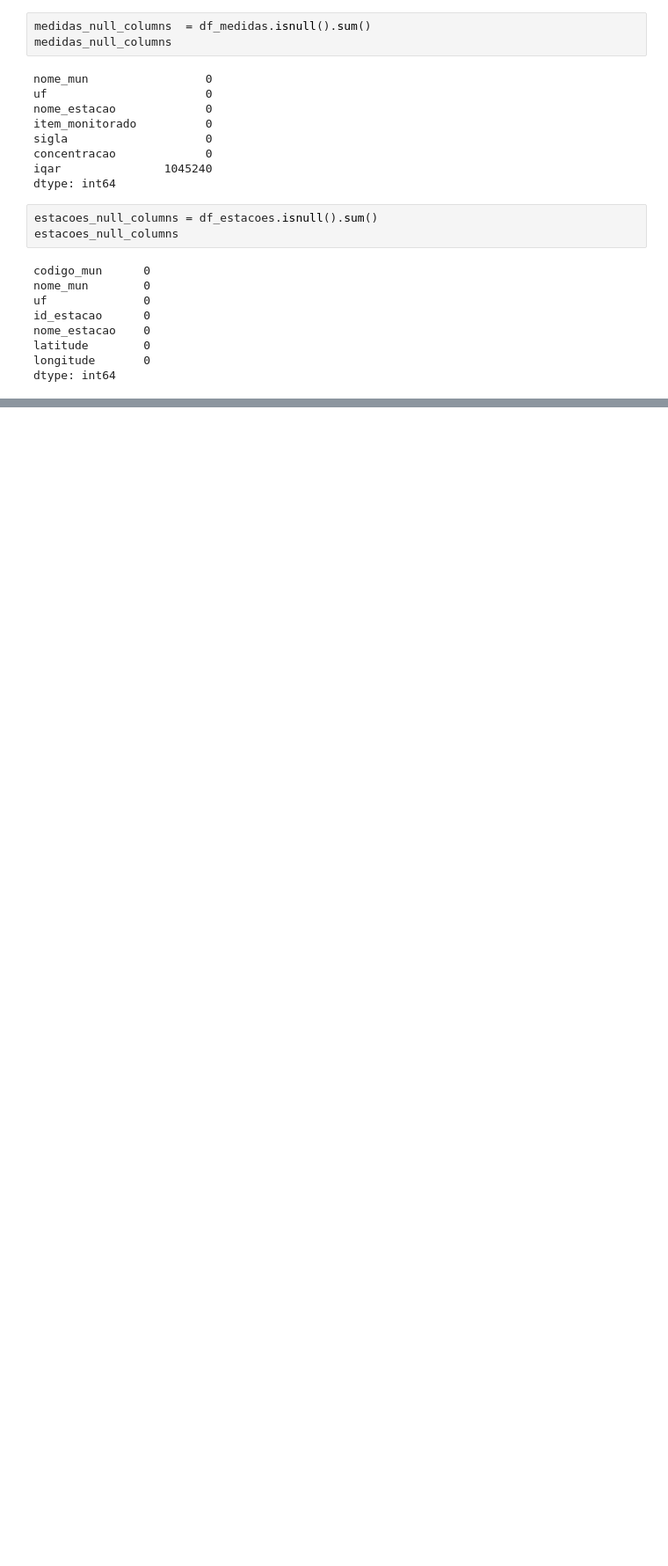
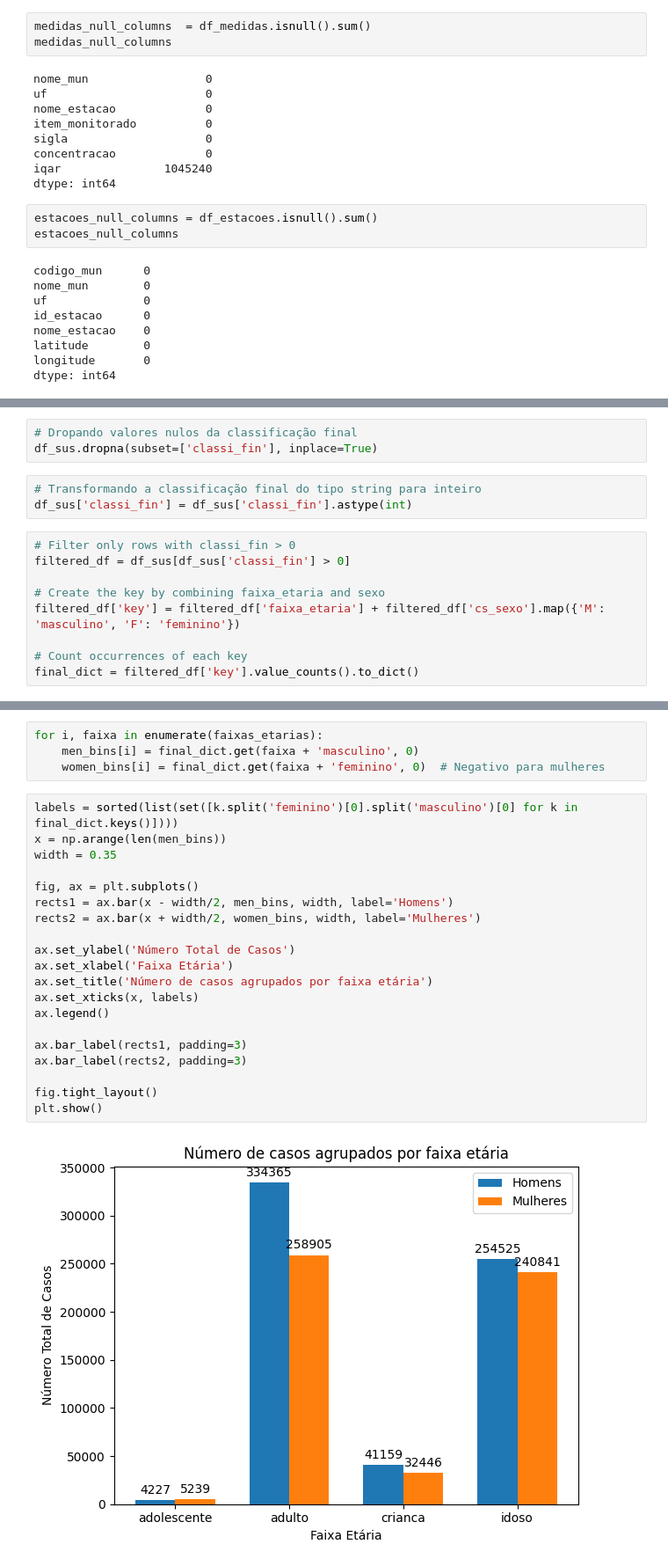
Before and after one commit to guifaraco/analytics-air-quality, a Jupyter notebook: notebooks/00_exemplo.ipynb, the cells around one changed output, grey strips where cells are left out. Shown at 88% size. Saved outputs shown, nothing was run; the diff lists cells and outputs as text; blank space fills up the shorter version.

Commit message:
Gráfico de barras: análise por faixa etária

```diff
--- a/notebooks/00_exemplo.ipynb
+++ b/notebooks/00_exemplo.ipynb
@@ -162,0 +213,15 @@ print(f"AQI para PM2.5: {iqar_pm25}")
+# %%
+# Dropando valores nulos da classificação final
+df_sus.dropna(subset=['classi_fin'], inplace=True)
+# %%
+# Transformando a classificação final do tipo string para inteiro
+df_sus['classi_fin'] = df_sus['classi_fin'].astype(int)
+# %%
+# Filter only rows with classi_fin > 0
+filtered_df = df_sus[df_sus['classi_fin'] > 0]
+
+# Create the key by combining faixa_etaria and sexo
+filtered_df['key'] = filtered_df['faixa_etaria'] + filtered_df['cs_sexo'].map({'M': 'masculino', 'F': 'feminino'})
+
+# Count occurrences of each key
+final_dict = filtered_df['key'].value_counts().to_dict()
@@ -162,0 +291,26 @@ print(f"AQI para PM2.5: {iqar_pm25}")
+# %%
+for i, faixa in enumerate(faixas_etarias):
+    men_bins[i] = final_dict.get(faixa + 'masculino', 0)
+    women_bins[i] = final_dict.get(faixa + 'feminino', 0)  # Negativo para mulheres
+# %%
+labels = sorted(list(set([k.split('feminino')[0].split('masculino')[0] for k in final_dict.keys()])))
+x = np.arange(len(men_bins))
+width = 0.35
+
+fig, ax = plt.subplots()
+rects1 = ax.bar(x - width/2, men_bins, width, label='Homens')
+rects2 = ax.bar(x + width/2, women_bins, width, label='Mulheres')
+
+ax.set_ylabel('Número Total de Casos')
+ax.set_xlabel('Faixa Etária')
+ax.set_title('Número de casos agrupados por faixa etária')
+ax.set_xticks(x, labels)
+ax.legend()
+
+ax.bar_label(rects1, padding=3)
+ax.bar_label(rects2, padding=3)
+
+fig.tight_layout()
+plt.show()
+# %% [output]
+[figure, added]
```
Also changed, not shown: parts of 20 cells of this notebook, 2 other files.
